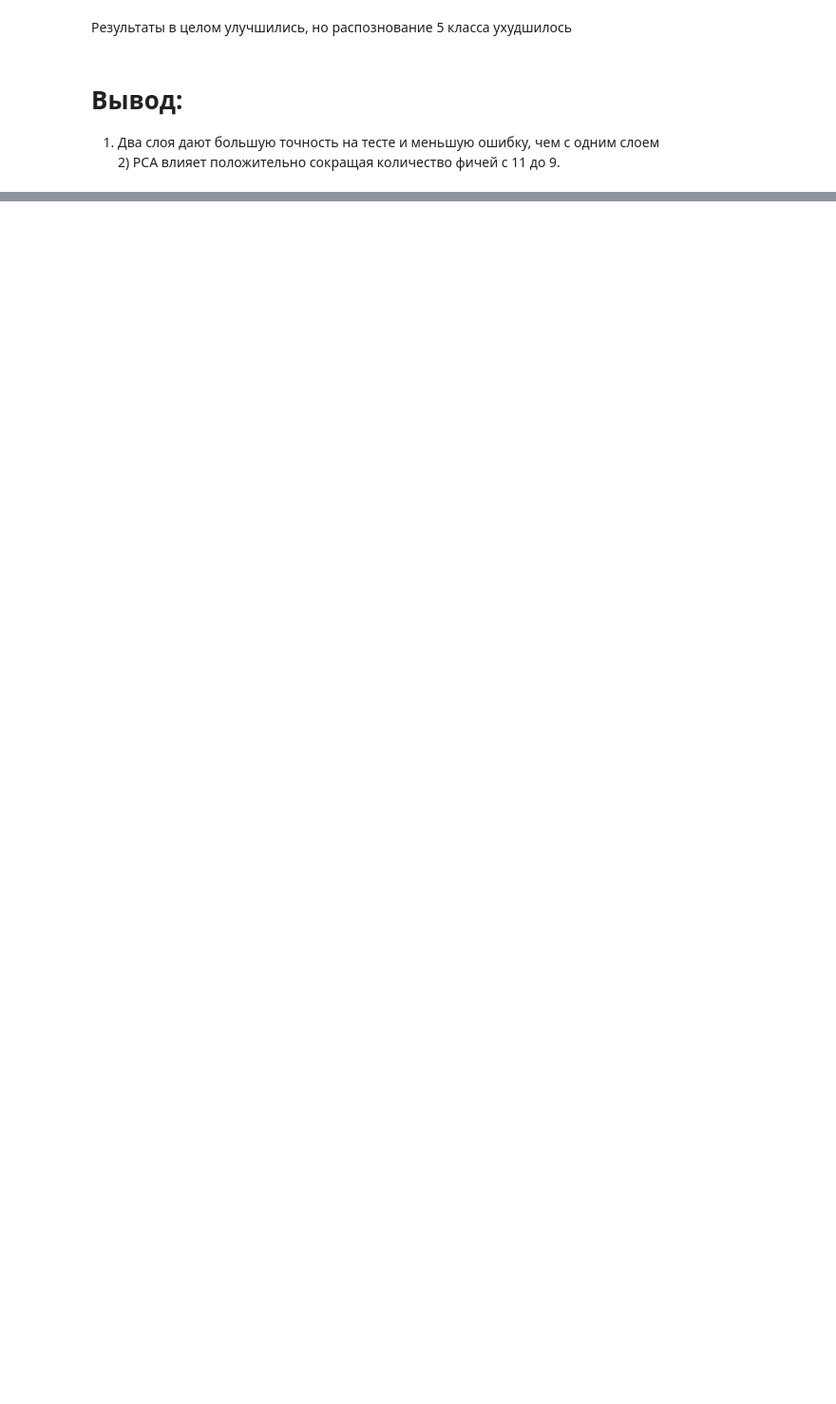
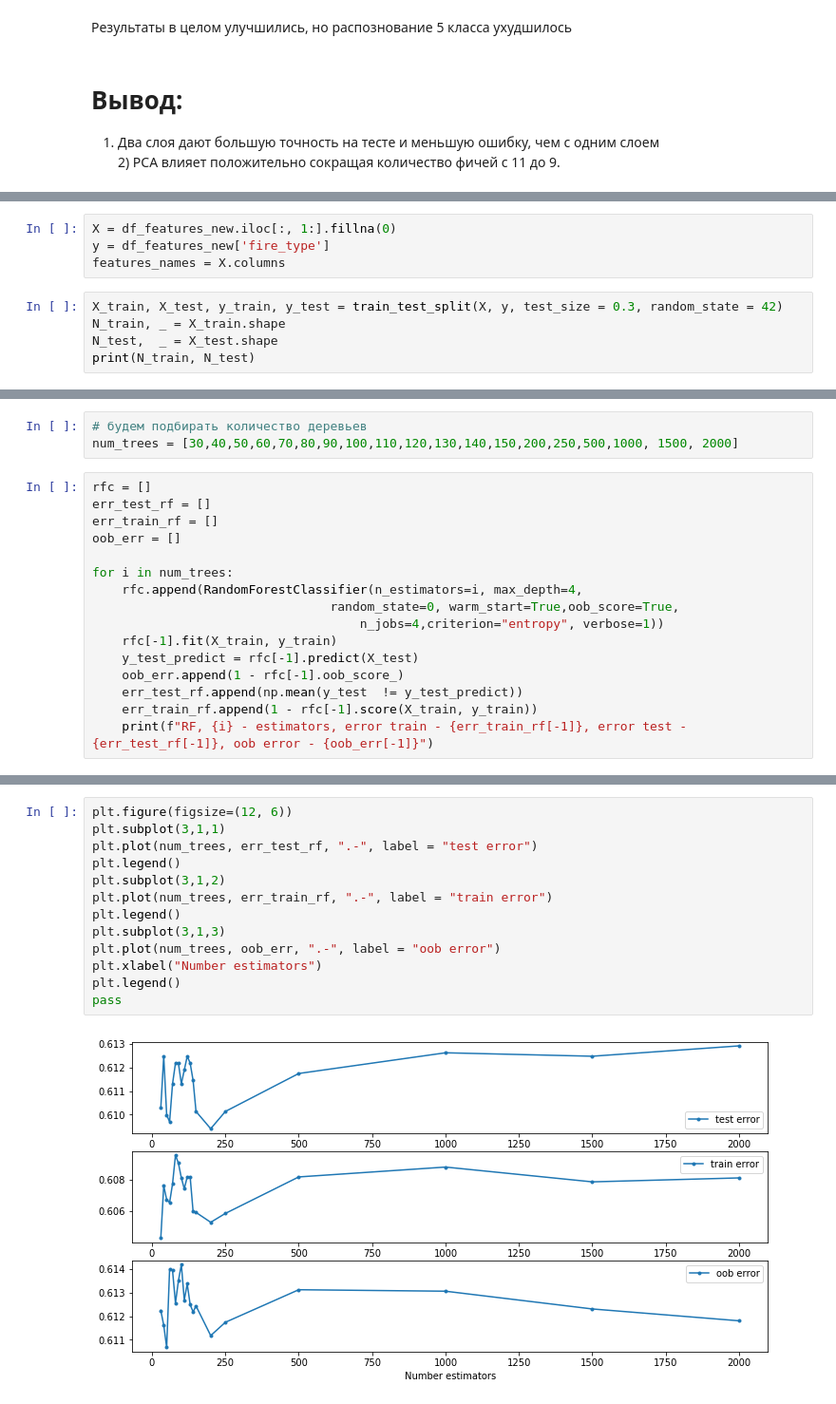
Before and after one commit to topusOctopus/Ml_tasks_Zolotykh, a Jupyter notebook: lab1_classification.ipynb, the cells around one changed output, grey strips where cells are left out. Shown at 95% size. Cells and saved outputs as stored; diff of their text form; blank space fills up the shorter version.

```diff
--- a/lab1_classification.ipynb
+++ b/lab1_classification.ipynb
@@ -2333,0 +2341,9 @@ ax = sns.heatmap(cnf_matrix / cnf_matrix.astype(np.float).sum(axis=1), annot=Tru
+# %%
+X = df_features_new.iloc[:, 1:].fillna(0)
+y = df_features_new['fire_type']
+features_names = X.columns
+# %%
+X_train, X_test, y_train, y_test = train_test_split(X, y, test_size = 0.3, random_state = 42)
+N_train, _ = X_train.shape
+N_test,  _ = X_test.shape
+print(N_train, N_test)
@@ -2333,0 +2406,19 @@ ax = sns.heatmap(cnf_matrix / cnf_matrix.astype(np.float).sum(axis=1), annot=Tru
+# %%
+# будем подбирать количество деревьев
+num_trees = [30,40,50,60,70,80,90,100,110,120,130,140,150,200,250,500,1000, 1500, 2000]
+# %%
+rfc = []
+err_test_rf = []
+err_train_rf = []
+oob_err = []
+
+for i in num_trees:
+    rfc.append(RandomForestClassifier(n_estimators=i, max_depth=4,
+                                random_state=0, warm_start=True,oob_score=True,
+                                    n_jobs=4,criterion="entropy", verbose=1))
+    rfc[-1].fit(X_train, y_train)
+    y_test_predict = rfc[-1].predict(X_test)
+    oob_err.append(1 - rfc[-1].oob_score_)
+    err_test_rf.append(np.mean(y_test  != y_test_predict))
+    err_train_rf.append(1 - rfc[-1].score(X_train, y_train))
+    print(f"RF, {i} - estimators, error train - {err_train_rf[-1]}, error test - {err_test_rf[-1]}, oob error - {oob_err[-1]}")
@@ -2333,0 +2481,15 @@ ax = sns.heatmap(cnf_matrix / cnf_matrix.astype(np.float).sum(axis=1), annot=Tru
+# %%
+plt.figure(figsize=(12, 6))
+plt.subplot(3,1,1)
+plt.plot(num_trees, err_test_rf, ".-", label = "test error")
+plt.legend()
+plt.subplot(3,1,2)
+plt.plot(num_trees, err_train_rf, ".-", label = "train error")
+plt.legend()
+plt.subplot(3,1,3)
+plt.plot(num_trees, oob_err, ".-", label = "oob error")
+plt.xlabel("Number estimators")
+plt.legend()
+pass
+# %% [output]
+[figure, added]
```
Also changed, not shown: parts of 45 cells of this notebook.
